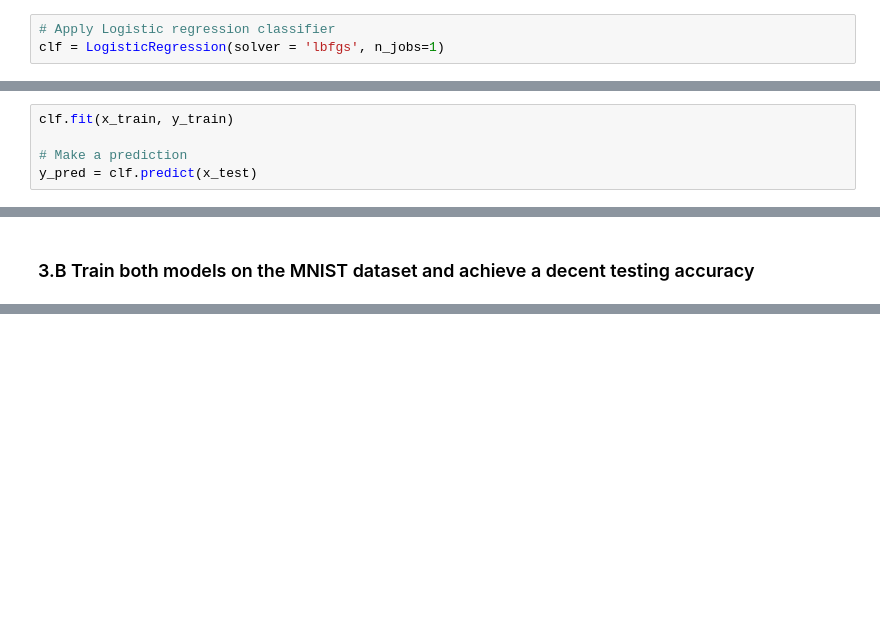
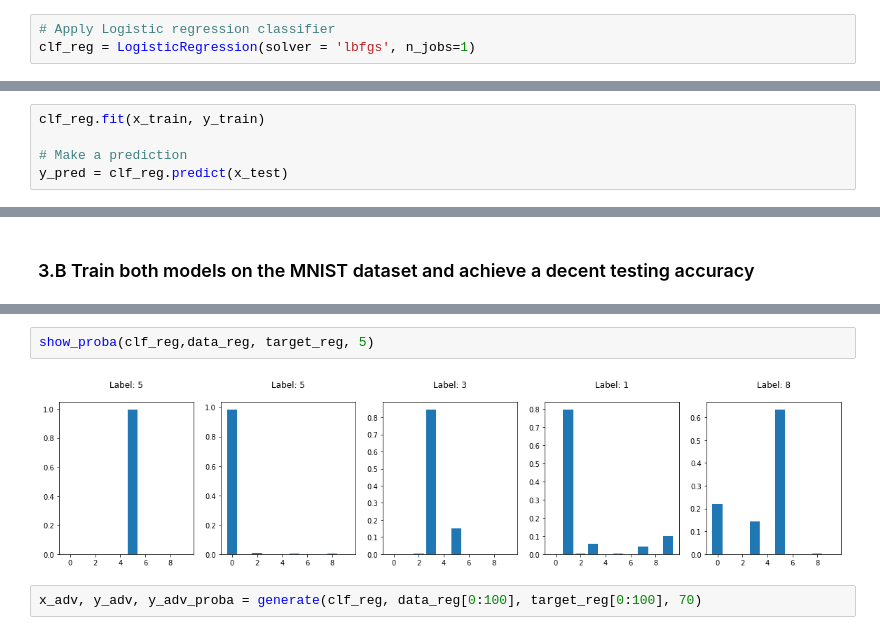
Before and after one commit to debaraj-barua/LearningAndAdaptivity-ss18, a Jupyter notebook: Assignment07/src/Adversarial Examples.ipynb, the cells around one changed output, grey strips where cells are left out. Saved outputs shown, nothing was run; the diff lists cells and outputs as text; blank space fills up the shorter version.

```diff
--- a/Assignment07/src/Adversarial Examples.ipynb
+++ b/Assignment07/src/Adversarial Examples.ipynb
@@ -21,12 +22,12 @@ x_train, x_test, y_train, y_test = \
 ### A: logistic regression
 # %%
 # Apply Logistic regression classifier
-clf = LogisticRegression(solver = 'lbfgs', n_jobs=1)
+clf_reg = LogisticRegression(solver = 'lbfgs', n_jobs=1)
 # %% [markdown]
 ### 3.A Train both models on the MNIST dataset and achieve a decent testing accuracy
 # %%
-clf.fit(x_train, y_train)
+clf_reg.fit(x_train, y_train)
 
 # Make a prediction
-y_pred = clf.predict(x_test)
+y_pred = clf_reg.predict(x_test)
 # %%
@@ -51,0 +120,6 @@ Mean accuracy: 0.97
+# %%
+show_proba(clf_reg,data_reg, target_reg, 5)
+# %% [output]
+[figure, added]
+# %%
+x_adv, y_adv, y_adv_proba = generate(clf_reg, data_reg[0:100], target_reg[0:100], 70)
```
Also changed, not shown: parts of 18 cells of this notebook, 2 other files.
